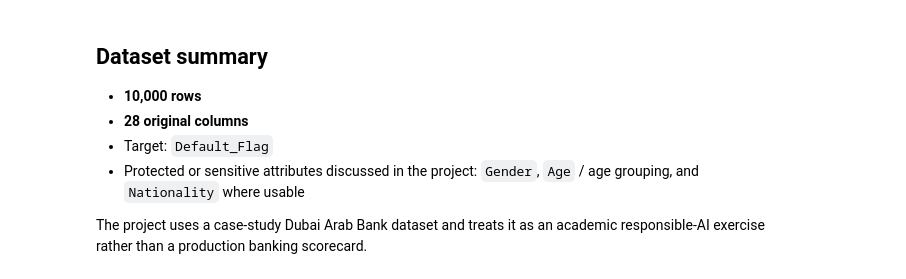
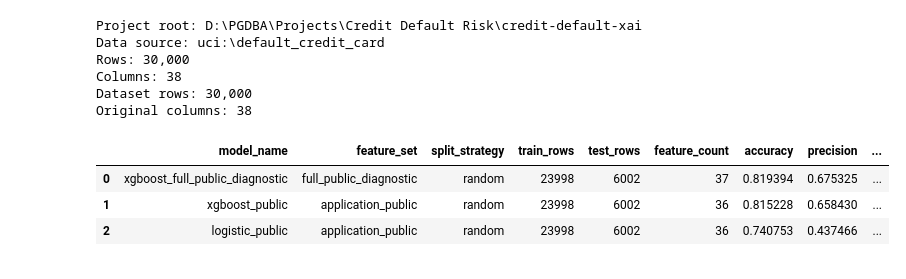
Before and after one commit to KarthikAshtekar/credit-default-xai, a Jupyter notebook: notebooks/12_final_results.ipynb, the cells around one changed output. Drawn from its saved outputs; the diff is of its cells as text; code cells hidden in the pictures.

```diff
--- a/notebooks/12_final_results.ipynb
+++ b/notebooks/12_final_results.ipynb
@@ -10,44 +11,69 @@ This notebook is a lightweight narrative companion. The canonical reproducible w
 # %%
 from pathlib import Path
 import json
 import pandas as pd
 import numpy as np
 import matplotlib.pyplot as plt
 import seaborn as sns
-from IPython.display import display, Image
+from IPython.display import display, Image, Markdown
 
-ROOT = Path.cwd()
-REPORTS = ROOT / 'reports'
-MODELS = ROOT / 'models'
-DATA_PATH = next((ROOT / 'data' / 'raw').glob('*'))
-pd.set_option('display.max_columns', 100)
+from src.utils import ROOT_DIR, REPORTS_DIR, MODELS_DIR, load_dataset_auto, load_model
+from src.data_preprocessing import TARGET_COL
+
+ROOT = ROOT_DIR
+REPORTS = REPORTS_DIR
+MODELS = MODELS_DIR
+PROCESSED_DATA = ROOT / 'data' / 'processed' / 'uci_taiwan_credit_default_processed.csv'
+
+pd.set_option('display.max_columns', 120)
 sns.set_theme(style='whitegrid')
+
+
 def load_json(path: Path):
     with open(path, 'r', encoding='utf-8') as handle:
         return json.load(handle)
+
 
 def show_image_if_exists(path: Path, width: int = 900):
     if path.exists():
         display(Image(filename=str(path), width=width))
     else:
-        print(f'Missing image: {path}')
+        print(f'Missing optional image: {path.relative_to(ROOT) if path.is_absolute() else path}')
 
-raw_df = pd.read_excel(DATA_PATH)
+
+def load_project_dataset():
+    try:
+        frame, source = load_dataset_auto()
+        return frame, source
+    except Exception as exc:
+        if PROCESSED_DATA.exists():
+            print(f'UCI loader failed; using processed local fallback. Reason: {exc}')
+            return pd.read_csv(PROCESSED_DATA), PROCESSED_DATA
+        raise
+
+raw_df, DATA_SOURCE = load_project_dataset()
+print('Project root:', ROOT)
+print('Data source:', DATA_SOURCE)
+print('Rows:', f'{len(raw_df):,}')
+print('Columns:', raw_df.shape[1])
+
 comparison = pd.read_csv(REPORTS / 'model_validation' / 'clean_feature_model_comparison.csv')
-temporal = pd.read_csv(REPORTS / 'model_validation' / 'temporal_split_comparison.csv')
 leakage = load_json(REPORTS / 'leakage_audit' / 'leakage_audit_summary.json')
-fairness = pd.read_csv(REPORTS / 'fairness_reports' / 'application_model' / 'xgboost_application_fairness_metrics.csv')
-mitigation = load_json(REPORTS / 'fairness_reports' / 'application_model' / 'xgboost_application_bias_mitigation_summary.json')
-cf = load_json(REPORTS / 'explainability_reports' / 'application_model' / 'xgboost_application_counterfactuals.json')
-print('Dataset rows:', len(raw_df))
+fairness = pd.read_csv(REPORTS / 'fairness_reports' / 'application_model' / 'xgboost_public_fairness_metrics.csv')
+mitigation = load_json(REPORTS / 'fairness_reports' / 'application_model' / 'xgboost_public_bias_mitigation_summary.json')
+cf = load_json(REPORTS / 'explainability_reports' / 'application_model' / 'xgboost_public_counterfactuals.json')
+recall_policy = load_json(REPORTS / 'model_validation' / 'selected_recall_policy.json')
+print('Dataset rows:', f'{len(raw_df):,}')
 print('Original columns:', raw_df.shape[1])
 display(comparison)
+# %% [output]
+Project root: D:\PGDBA\Projects\Credit Default Risk\credit-default-xai
+Data source: uci:\default_credit_card
+Rows: 30,000
+Columns: 38
+Dataset rows: 30,000
+Original columns: 38
+|  | model_name | feature_set | split_strategy | train_rows | test_rows | feature_count | accuracy | precision | ... |
+| 0 | xgboost_full_public_diagnostic | full_public_diagnostic | random | 23998 | 6002 | 37 | 0.819394 | 0.675325 | ... |
+| 1 | xgboost_public | application_public | random | 23998 | 6002 | 36 | 0.815228 | 0.658430 | ... |
+| 2 | logistic_public | application_public | random | 23998 | 6002 | 36 | 0.740753 | 0.437466 | ... |
-# %% [markdown]
-## Dataset summary
-
-- **10,000 rows**
-- **28 original columns**
-- Target: `Default_Flag`
-- Protected or sensitive attributes discussed in the project: `Gender`, `Age` / age grouping, and `Nationality` where usable
-
-The project uses a case-study Dubai Arab Bank dataset and treats it as an academic responsible-AI exercise rather than a production banking scorecard.
```
Also changed, not shown: parts of 22 cells of this notebook, 12 other files.
